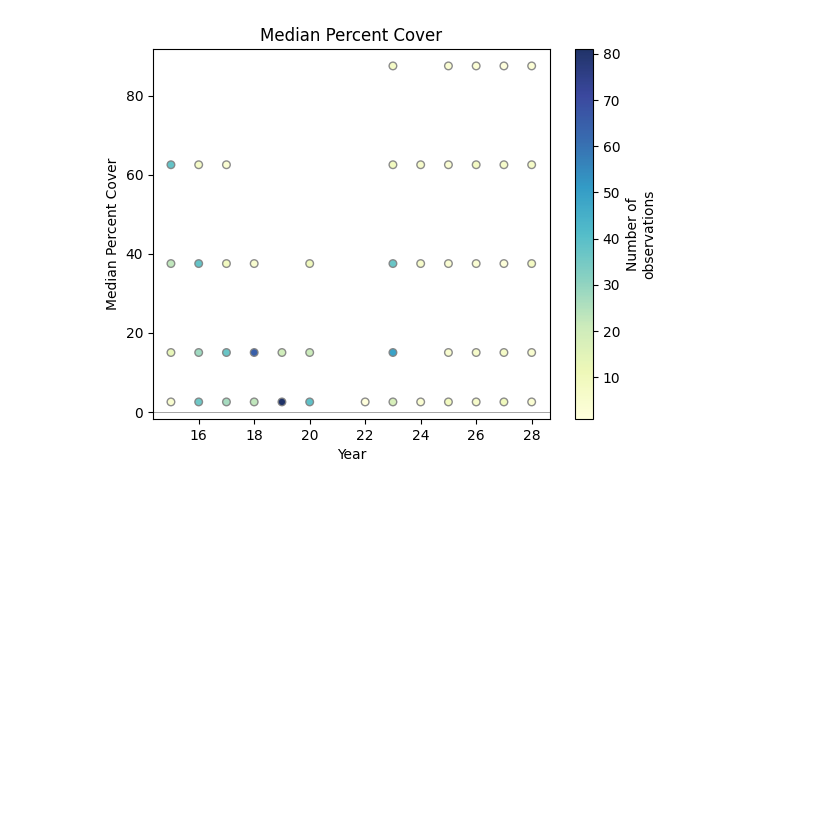
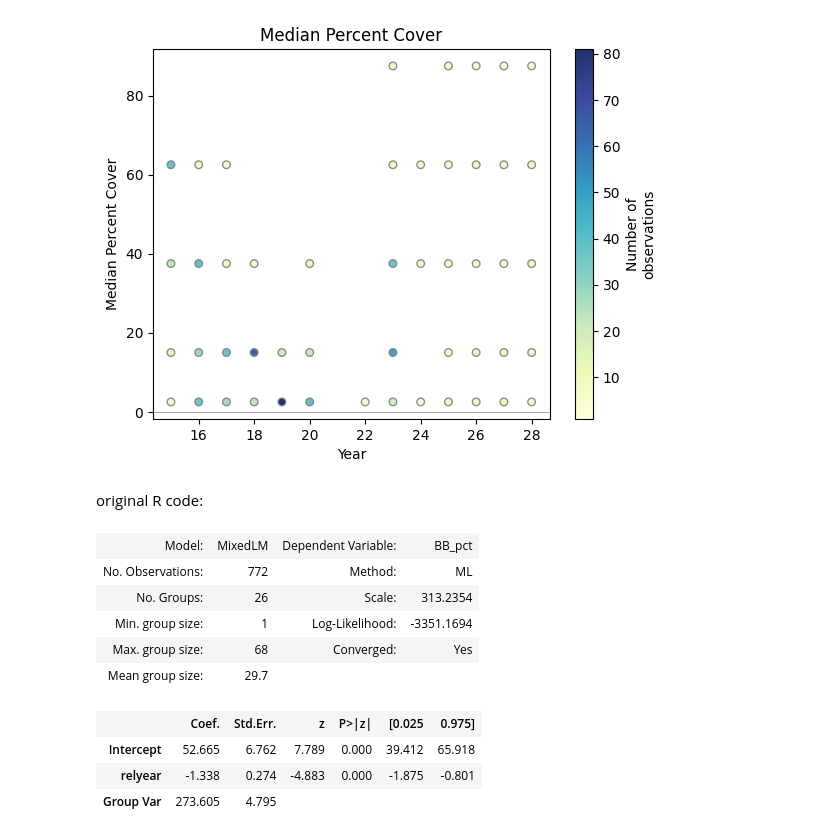
Before and after one commit to tylerhill122/SEACAR-SAV-script, a Jupyter notebook: BB_pct scatterplots.ipynb, the cells around one changed output. Cells and saved outputs as stored; diff of their text form; code cells hidden in the pictures; blank space fills up the shorter version.

Commit message:
model implementation attempt

```diff
--- a/BB_pct scatterplots.ipynb
+++ b/BB_pct scatterplots.ipynb
@@ -6,6 +7,7 @@ SAV4 = pd.read_csv('SAV/output/SAV_DataUsed.txt', sep='|')
 # %%
 p = 'BB_pct'
 i = 'Alligator Harbor'
+j = 'Syringodium filiforme'
 # %%
 nyears = SAV4[(~SAV4[p].isna()) & (~SAV4['analysisunit'].isna())].groupby(['ManagedAreaName', 'analysisunit']).agg(type=(p, 'first'), nyr=('Year', 'nunique')).reset_index()
 nyears2 = SAV4[(~SAV4[p].isna()) & (~SAV4['analysisunit_halid'].isna())].groupby(['ManagedAreaName', 'analysisunit_halid']).agg(type=(p, 'first'), nyr=('Year', 'nunique')).reset_index()
@@ -48,3 +50,5 @@ plt.show()
 [figure]
 # %%
 plotdat = SAV4[(SAV4['ManagedAreaName'] == i) & (~SAV4[p].isna())].groupby(['analysisunit_halid', 'Year', 'relyear', p]).size().reset_index(name='npt')
+# %% [markdown]
+original R code:
@@ -50,0 +62,38 @@ plotdat = SAV4[(SAV4['ManagedAreaName'] == i) & (~SAV4[p].isna())].groupby(['ana
+# %%
+import statsmodels.api as sm
+import statsmodels.formula.api as smf
+
+formula_j = f"{p} ~ relyear"
+
+n = 1
+x = 0
+
+while x < 5:
+    if j in set(SAV4['analysisunit_halid']) - set(SAV4['analysisunit']):
+        subdata = SAV4[(SAV4['ManagedAreaName'] == i) & (~SAV4[p].isna()) & (SAV4['analysisunit_halid'] == j)]
+    else:
+        subdata = SAV4[(SAV4['ManagedAreaName'] == i) & (~SAV4[p].isna()) & (SAV4['analysisunit'] == j)]
+
+    model_j = smf.mixedlm(formula_j, data=subdata, groups=subdata['SiteIdentifier']).fit(reml=False)
+
+    if model_j.converged:
+        break
+
+    if x % 25 == 0:
+        print(f"Model failed, starting attempt {x+1} of 5")
+
+    n += 1
+    x += 1
+# %%
+model_j.summary()
+# %% [output]
+| Model: | MixedLM | Dependent Variable: | BB_pct |
+| No. Observations: | 772 | Method: | ML |
+| No. Groups: | 26 | Scale: | 313.2354 |
+| Min. group size: | 1 | Log-Likelihood: | -3351.1694 |
+| Max. group size: | 68 | Converged: | Yes |
+| Mean group size: | 29.7 |  |  |
+|  | Coef. | Std.Err. | z | P>|z| | [0.025 | 0.975] |
+| Intercept | 52.665 | 6.762 | 7.789 | 0.000 | 39.412 | 65.918 |
+| relyear | -1.338 | 0.274 | -4.883 | 0.000 | -1.875 | -0.801 |
+| Group Var | 273.605 | 4.795 |  |  |  |  |
```
Also changed, not shown: parts of 3 cells of this notebook.
